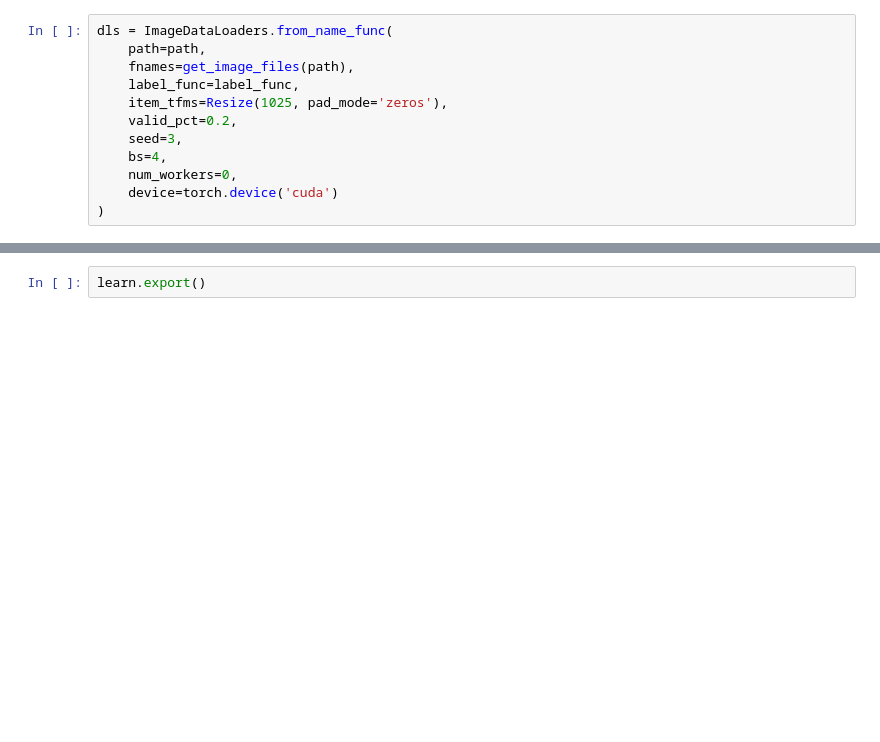
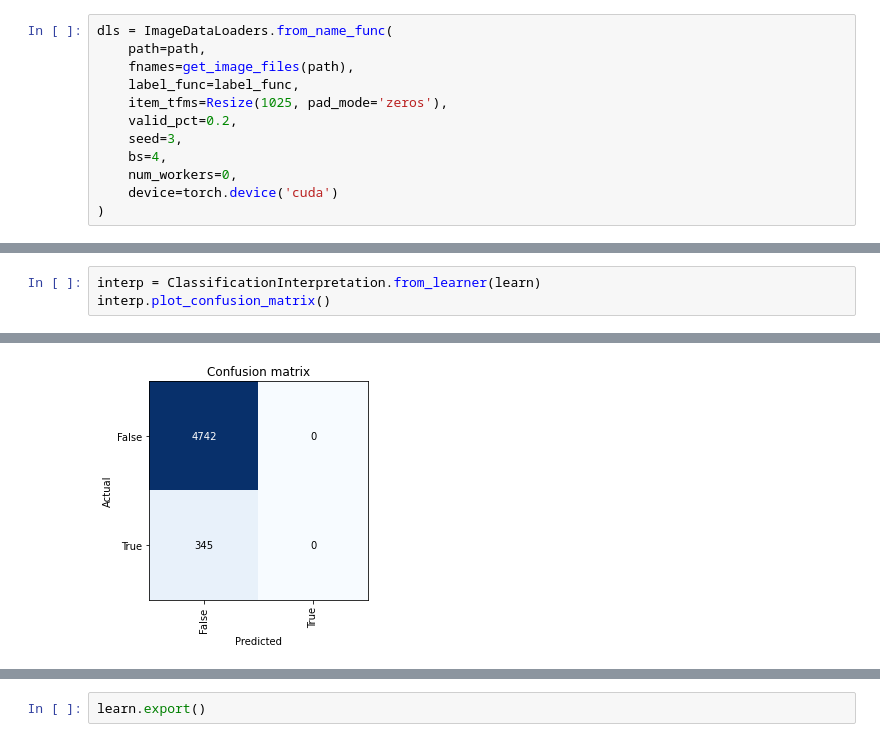
Before and after one commit to voidpunk/Coughvid-Detector, a Jupyter notebook: src/models/cnn/cnn_train.ipynb, the cells around one changed output, grey strips where cells are left out. Drawn from its saved outputs; the diff is of its cells as text; blank space fills up the shorter version.

```diff
--- a/src/models/cnn/cnn_train.ipynb
+++ b/src/models/cnn/cnn_train.ipynb
@@ -52,0 +53,4 @@ learn.fine_tune(1)
+# %%
+interp = ClassificationInterpretation.from_learner(learn)
+interp.plot_confusion_matrix()
+# %% [output]
@@ -53,3 +59,4 @@ learn.fine_tune(1)
+[figure, added]
 # %%
 learn.predict('../../../data/public_dataset/314-10000.png')
 # %% [output]
```
Also changed, not shown: parts of 6 cells of this notebook, 13 other files.
